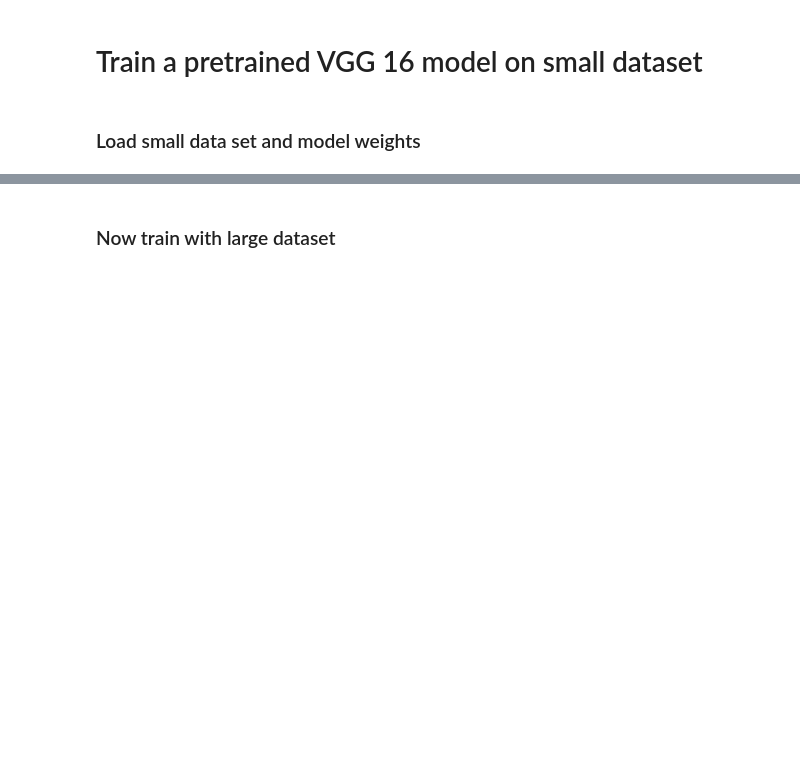
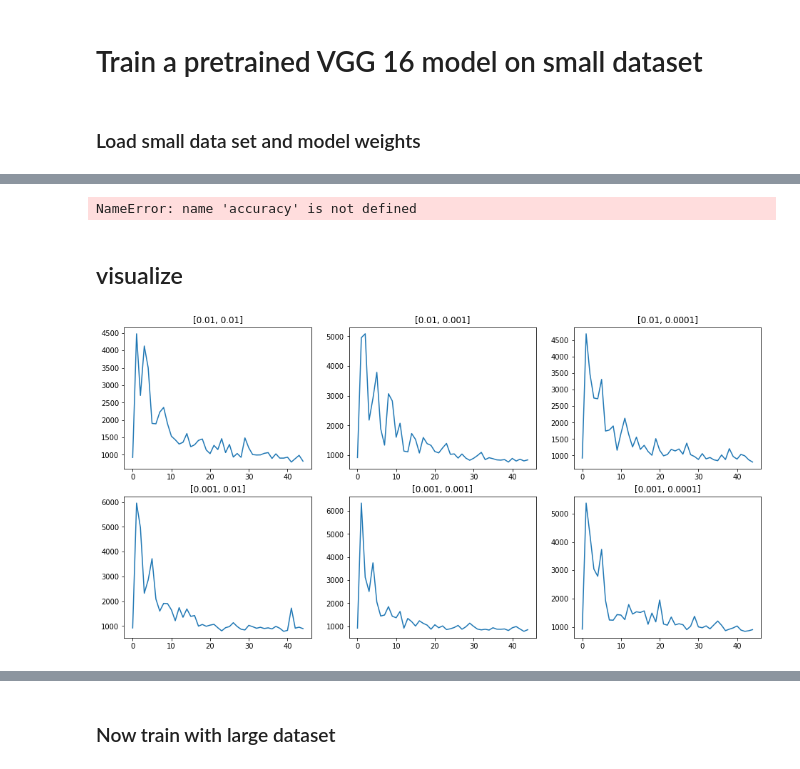
Before and after one commit to chaovite/cs231n-kaggle-amazon, a Jupyter notebook: main_visu.ipynb, the cells around one changed output, grey strips where cells are left out. Drawn from its saved outputs; the diff is of its cells as text; code cells hidden in the pictures; blank space fills up the shorter version.

```diff
--- a/main_visu.ipynb
+++ b/main_visu.ipynb
@@ -225,0 +417,55 @@ KeyboardInterrupt:
+# %%
+import models.vgg16_trainable
+imp.reload(models.vgg16_trainable)
+from models.vgg16_trainable import vgg16_trainable as vgg16
+# randomly select some pictures and compare prediction and ground truth
+index = np.random.choice(x_val_small.shape[0], 10, replace=False)
+X_test = x_val_small[index,:,:,:3]
+y_test_GT = y_val_small[index,:]
+tag_test = y2tags(y_test, label_list)
+# y_test_pred, tag_test_pred=vgg.predict_tag(sess, x_test, threshold = 0.5, label_list = label_list)
+
+y_out       = logits2y(vgg.logits, threshold= threshold)
+y_test_feed = np.zeros((X_test.shape[0], self.num_classes))
+y_test      = np.zeros((X_test.shape[0], self.num_classes))
+
+test_indicies = np.arange(X_test.shape[0])
+for i in range(int(math.ceil(X_test.shape[0]/batch_size))):
+    # generate indicies for the batch
+    start_idx = (i*batch_size)%X_test.shape[0]
+    idx = test_indicies[start_idx:start_idx+batch_size]
+
+    # create a feed dictionary for this batch
+    feed_dict_test = {self.x: X_test[idx,:],
+                     self.y: y_test_feed[idx],
+                     self.lr: self.lr_var,
+                     self.istraining: False}
+
+    y_pred_batch  = session.run(y_out, feed_dict=feed_dict_test)
+    y_test[idx,:] = y_pred_batch
+
+tag_test   = None
+if label_list:
+    tag_test   =  y2tags(y_test, label_list)
+
+print('Elaspe time: %f' % (toc-tic))
+print('Ground Truth and prediction:')
+print(tag_test)
+print(tag_test_pred)
+# %% [output]
+NameError: name 'accuracy' is not defined
+# %% [markdown]
+## visualize
+# %%
+plt.rcParams['figure.figsize'] = (16.0, 8.0) # set default size of plots
+lrs  = [1e-2, 1e-3, 1e-4]
+weight_scales = [1e-2, 1e-3]
+i=0
+for scale in weight_scales:
+    for lr in lrs:
+        i +=1
+        plt.subplot(2,3,i)
+        plt.plot(learning_history[(lr, scale)] [2])
+        plt.title([scale,lr])
+# %% [output]
+[figure, added]
```
Also changed, not shown: parts of 33 cells of this notebook, 4 other files.
